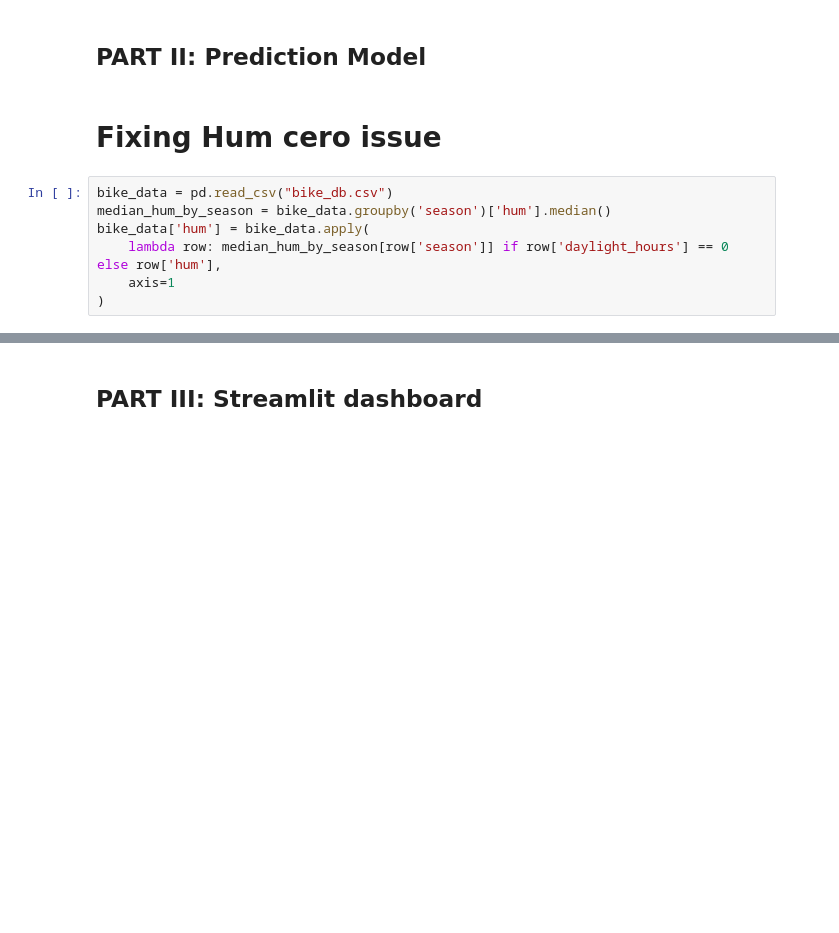
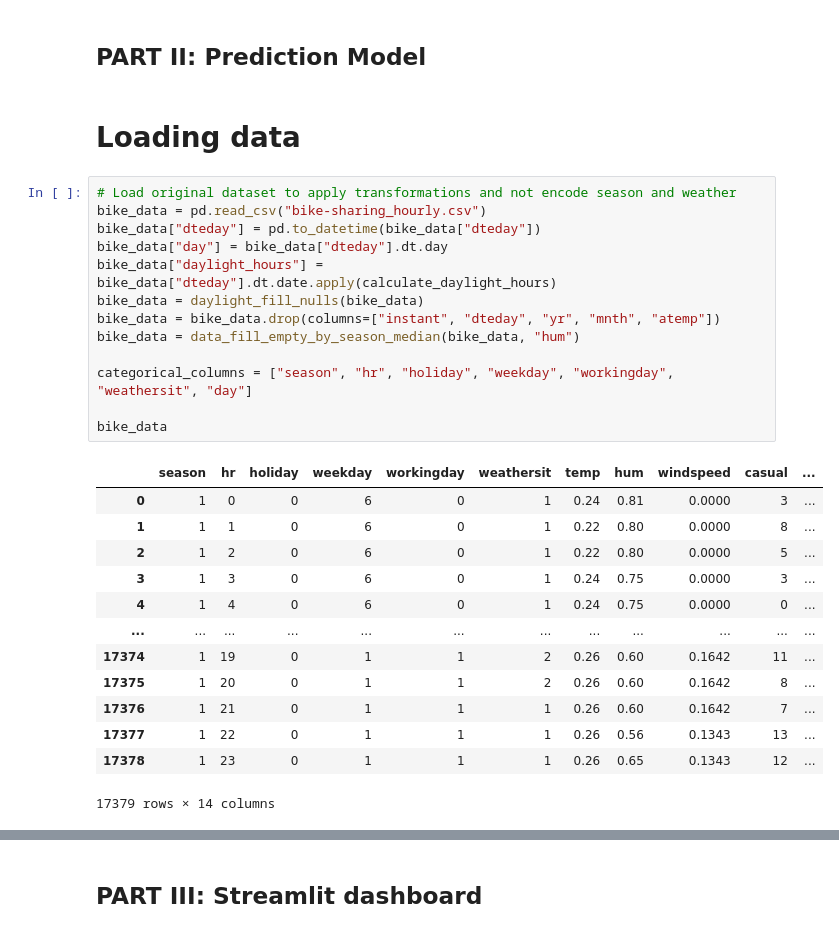
Before and after one commit to jcuenca972/mbd_python2, a Jupyter notebook: Group1_Notebook_Assignment2.ipynb, the cells around one changed output, grey strips where cells are left out. Drawn from its saved outputs; the diff is of its cells as text; blank space fills up the shorter version.

```diff
--- a/Group1_Notebook_Assignment2.ipynb
+++ b/Group1_Notebook_Assignment2.ipynb
@@ -374,11 +253,31 @@ fig.show()
 # %% [markdown]
 ## PART II: Prediction Model
 # %% [markdown]
-# Fixing Hum cero issue
+# Loading data
 # %%
-bike_data = pd.read_csv("bike_db.csv")
-median_hum_by_season = bike_data.groupby('season')['hum'].median()
-bike_data['hum'] = bike_data.apply(
-    lambda row: median_hum_by_season[row['season']] if row['daylight_hours'] == 0 else row['hum'],
-    axis=1
-)
+# Load original dataset to apply transformations and not encode season and weather
+bike_data = pd.read_csv("bike-sharing_hourly.csv")
+bike_data["dteday"] = pd.to_datetime(bike_data["dteday"])
+bike_data["day"] = bike_data["dteday"].dt.day
+bike_data["daylight_hours"] = bike_data["dteday"].dt.date.apply(calculate_daylight_hours)
+bike_data = daylight_fill_nulls(bike_data)
+bike_data = bike_data.drop(columns=["instant", "dteday", "yr", "mnth", "atemp"])
+bike_data = data_fill_empty_by_season_median(bike_data, "hum")
+
+categorical_columns = ["season", "hr", "holiday", "weekday", "workingday", "weathersit", "day"]
+
+bike_data
+# %% [output]
+|  | season | hr | holiday | weekday | workingday | weathersit | temp | hum | windspeed | casual | ... |
+| 0 | 1 | 0 | 0 | 6 | 0 | 1 | 0.24 | 0.81 | 0.0000 | 3 | ... |
+| 1 | 1 | 1 | 0 | 6 | 0 | 1 | 0.22 | 0.80 | 0.0000 | 8 | ... |
+| 2 | 1 | 2 | 0 | 6 | 0 | 1 | 0.22 | 0.80 | 0.0000 | 5 | ... |
+| 3 | 1 | 3 | 0 | 6 | 0 | 1 | 0.24 | 0.75 | 0.0000 | 3 | ... |
+| 4 | 1 | 4 | 0 | 6 | 0 | 1 | 0.24 | 0.75 | 0.0000 | 0 | ... |
+| ... | ... | ... | ... | ... | ... | ... | ... | ... | ... | ... | ... |
+| 17374 | 1 | 19 | 0 | 1 | 1 | 2 | 0.26 | 0.60 | 0.1642 | 11 | ... |
+| 17375 | 1 | 20 | 0 | 1 | 1 | 2 | 0.26 | 0.60 | 0.1642 | 8 | ... |
+| 17376 | 1 | 21 | 0 | 1 | 1 | 1 | 0.26 | 0.60 | 0.1642 | 7 | ... |
+| 17377 | 1 | 22 | 0 | 1 | 1 | 1 | 0.26 | 0.56 | 0.1343 | 13 | ... |
+| 17378 | 1 | 23 | 0 | 1 | 1 | 1 | 0.26 | 0.65 | 0.1343 | 12 | ... |
+17379 rows × 14 columns
```
Also changed, not shown: parts of 48 cells of this notebook, 2 other files.
